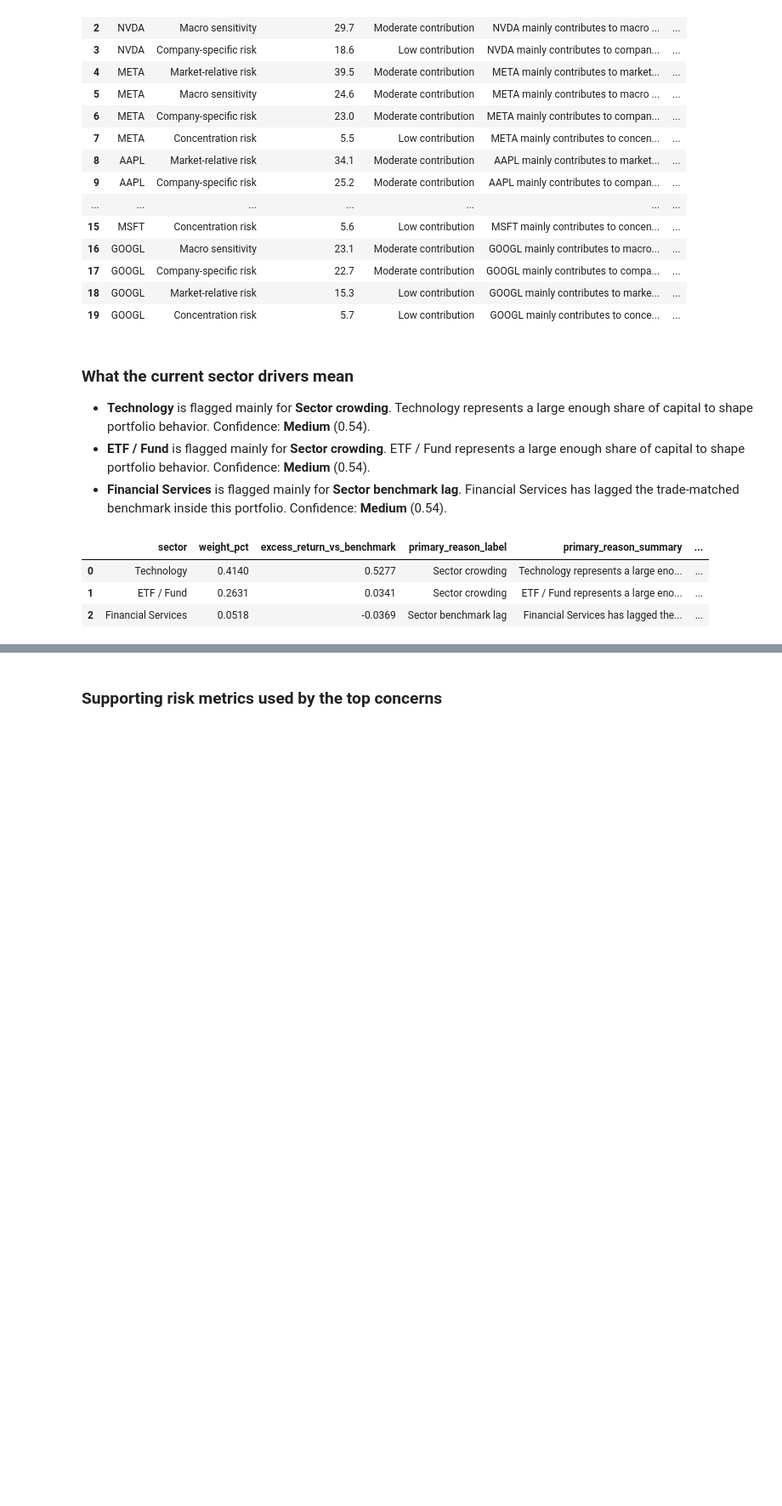
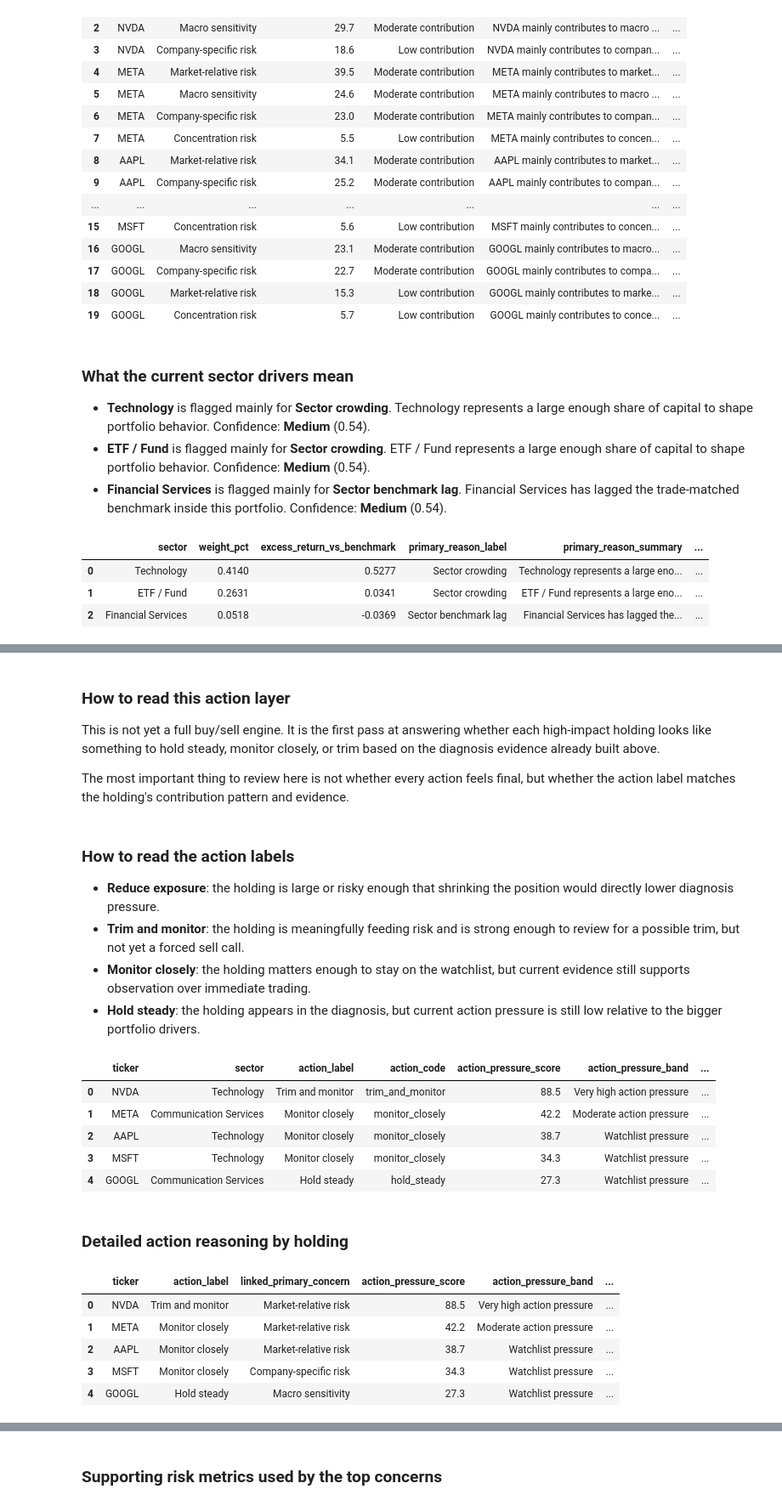
Before and after one commit to sagnikrana/portfolio-analyzer, a Jupyter notebook: data_pipeline/PortfolioRiskDiagnosis.ipynb, the cells around one changed output, grey strips where cells are left out. Shown at 85% size. Drawn from its saved outputs; the diff is of its cells as text; code cells hidden in the pictures; blank space fills up the shorter version.

Commit message:
Add holding action need layer

```diff
--- a/data_pipeline/PortfolioRiskDiagnosis.ipynb
+++ b/data_pipeline/PortfolioRiskDiagnosis.ipynb
@@ -494,0 +594,35 @@ display(top_sector_drivers_df)
+# %%
+holding_action_needs_df = build_holding_action_needs_df(diagnosis)
+holding_action_detail_df = build_holding_action_detail_df(diagnosis)
+
+display(Markdown(build_action_review_markdown(diagnosis)))
+display(Markdown(build_action_label_guide_markdown()))
+display(holding_action_needs_df)
+display(Markdown("### Detailed action reasoning by holding"))
+display(holding_action_detail_df)
+display(Markdown(build_holding_action_examples_markdown(diagnosis)))
+# %% [output]
+### How to read this action layer
+
+This is not yet a full buy/sell engine. It is the first pass at answering whether each high-impact holding looks like something to hold steady, monitor closely, or trim based on the diagnosis evidence already built above.
+
+The most important thing to review here is not whether every action feels final, but whether the action label matches the holding's contribution pattern and evidence.
+### How to read the action labels
+
+- **Reduce exposure**: the holding is large or risky enough that shrinking the position would directly lower diagnosis pressure.
+- **Trim and monitor**: the holding is meaningfully feeding risk and is strong enough to review for a possible trim, but not yet a forced sell call.
+- **Monitor closely**: the holding matters enough to stay on the watchlist, but current evidence still supports observation over immediate trading.
+- **Hold steady**: the holding appears in the diagnosis, but current action pressure is still low relative to the bigger portfolio drivers.
+|  | ticker | sector | action_label | action_code | action_pressure_score | action_pressure_band | ... |
+| 0 | NVDA | Technology | Trim and monitor | trim_and_monitor | 88.5 | Very high action pressure | ... |
+| 1 | META | Communication Services | Monitor closely | monitor_closely | 42.2 | Moderate action pressure | ... |
+| 2 | AAPL | Technology | Monitor closely | monitor_closely | 38.7 | Watchlist pressure | ... |
+| 3 | MSFT | Technology | Monitor closely | monitor_closely | 34.3 | Watchlist pressure | ... |
+| 4 | GOOGL | Communication Services | Hold steady | hold_steady | 27.3 | Watchlist pressure | ... |
+### Detailed action reasoning by holding
+|  | ticker | action_label | linked_primary_concern | action_pressure_score | action_pressure_band | ... |
+| 0 | NVDA | Trim and monitor | Market-relative risk | 88.5 | Very high action pressure | ... |
+| 1 | META | Monitor closely | Market-relative risk | 42.2 | Moderate action pressure | ... |
+| 2 | AAPL | Monitor closely | Market-relative risk | 38.7 | Watchlist pressure | ... |
+| 3 | MSFT | Monitor closely | Company-specific risk | 34.3 | Watchlist pressure | ... |
+| 4 | GOOGL | Hold steady | Macro sensitivity | 27.3 | Watchlist pressure | ... |
```
Also changed, not shown: parts of 8 cells of this notebook, 1 other file.
